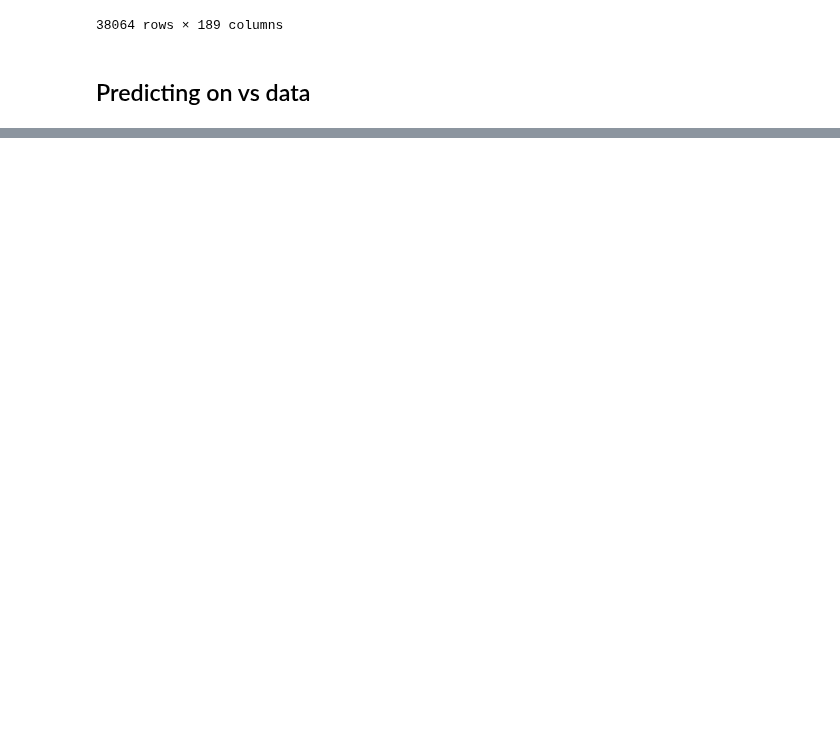
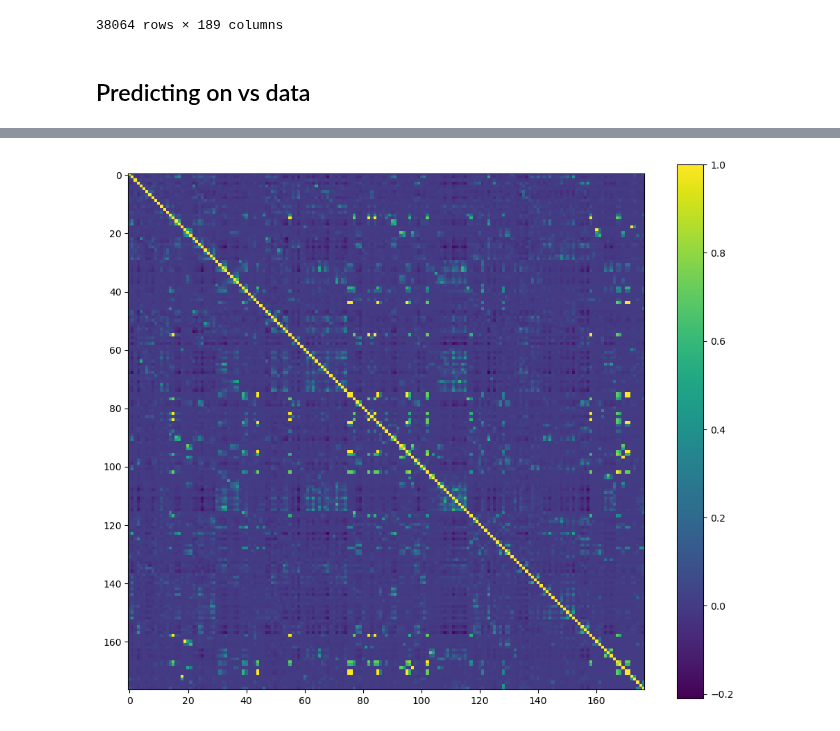
Before and after one commit to wesselporschen/montpellier-screen, a Jupyter notebook: prolif.ipynb, the cells around one changed output, grey strips where cells are left out. Cells and saved outputs as stored; diff of their text form; code cells hidden in the pictures; blank space fills up the shorter version.

```diff
--- a/prolif.ipynb
+++ b/prolif.ipynb
@@ -2068,0 +2395,9 @@ vs_predictions_combined.sort_values(
+# %%
+plt.figure(figsize=(12,10))
+plt.imshow(corr_6tve_c_2)
+plt.colorbar()
+#plt.xticks(range(len(corr)), corr.columns, rotation=90)
+#plt.yticks(range(len(corr)), corr.columns)
+plt.show()
+# %% [output]
+[figure, added]
```
Also changed, not shown: parts of 22 cells of this notebook.
